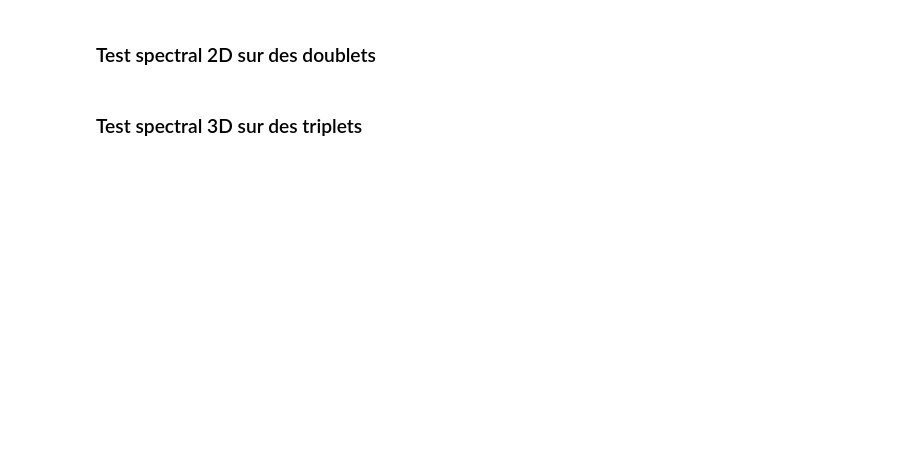
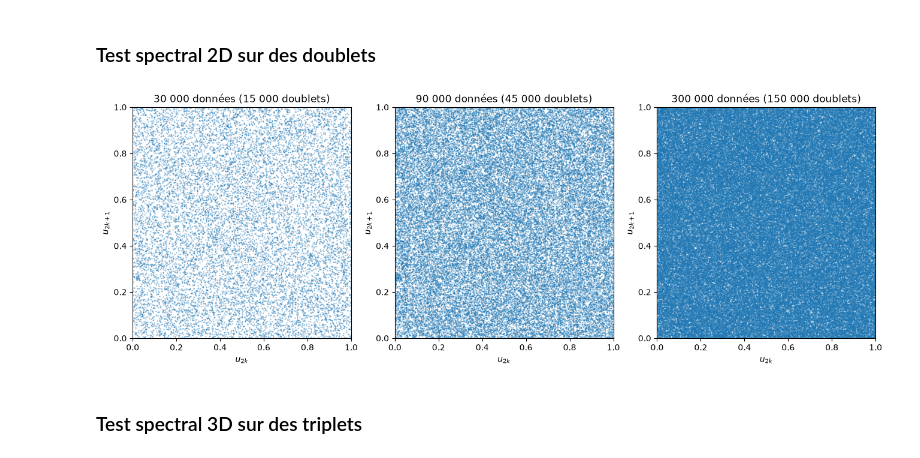
Before and after one commit to ZerChicken/GCL-Randu, a Jupyter notebook: projet.ipynb, the cells around one changed output. Cells and saved outputs as stored; diff of their text form; code cells hidden in the pictures; blank space fills up the shorter version.

```diff
--- a/projet.ipynb
+++ b/projet.ipynb
@@ -102,7 +145,25 @@ Afin de vérifier si la suite générée simule correctement une loi uniforme co
 # %% [markdown]
  ### Test spectral 2D sur des doublets
 # %%
-"""code associé"""
+fig, axes = plt.subplots(1, 3, figsize=(16, 5))
+
+def test_spectral_2d(ax, donnees: list[float], titre: str) -> None:
+    # Découpage en paires consécutives (u_{2k}, u_{2k+1})
+    x = donnees[0::2]
+    y = donnees[1::2]
+
+    ax.scatter(x, y, s=0.5, alpha=0.4)
+    ax.set_title(titre)
+    ax.set_xlabel("$u_{2k}$") ; ax.set_ylabel("$u_{2k+1}$")
+    ax.set_xlim(0, 1) ; ax.set_ylim(0, 1)
+
+test_spectral_2d(axes[0], trente_mille_donnees, "30 000 données (15 000 doublets)")
+test_spectral_2d(axes[1], nonante_mille_donnees, "90 000 données (45 000 doublets)")
+test_spectral_2d(axes[2], trois_cent_mille_donnees, "300 000 données (150 000 doublets)")
+
+plt.show()
+# %% [output]
+[figure, added]
 # %% [markdown]
 ### Test spectral 3D sur des triplets
 # %%
```
Also changed, not shown: parts of 6 cells of this notebook.
